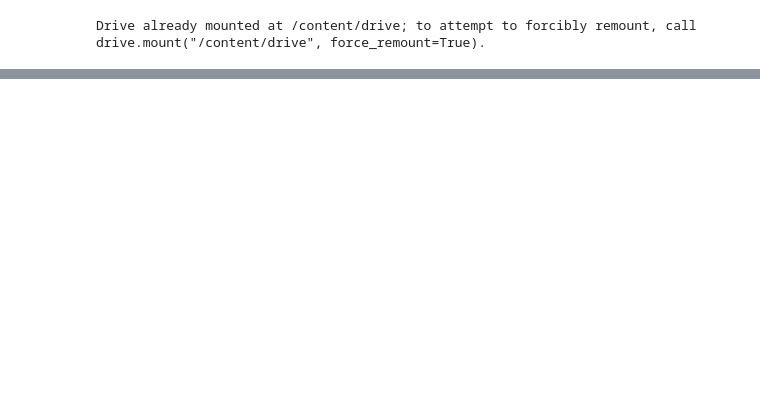
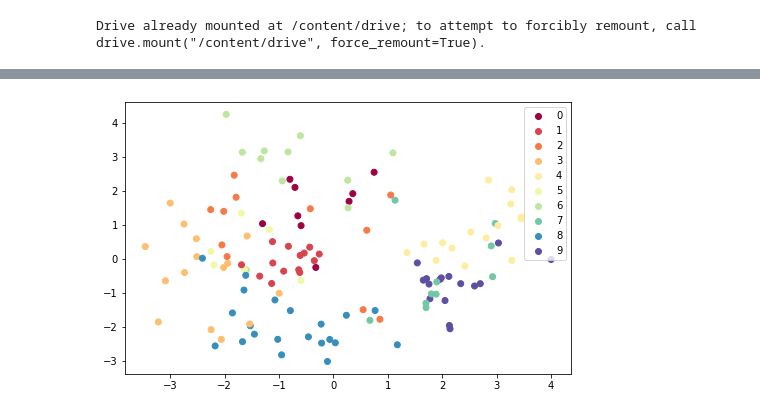
Before and after one commit to itsreddy/Autoencoder, a Jupyter notebook: LSTM-AE.ipynb, the cells around one changed output, grey strips where cells are left out. Drawn from its saved outputs; the diff is of its cells as text; code cells hidden in the pictures; blank space fills up the shorter version.

```diff
--- a/LSTM-AE.ipynb
+++ b/LSTM-AE.ipynb
@@ -324,0 +411,7 @@ Saving list
+# %%
+plt.figure(figsize=(8,5))
+scatter  = plt.scatter(z_train_pca[:,0], z_train_pca[:,1], c=train_labels, cmap='Spectral')
+plt.legend(handles=scatter.legend_elements()[0], labels=list(set(train_labels)))
+plt.show()
+# %% [output]
+[figure, added]
```
Also changed, not shown: parts of 34 cells of this notebook, 6 other files.
